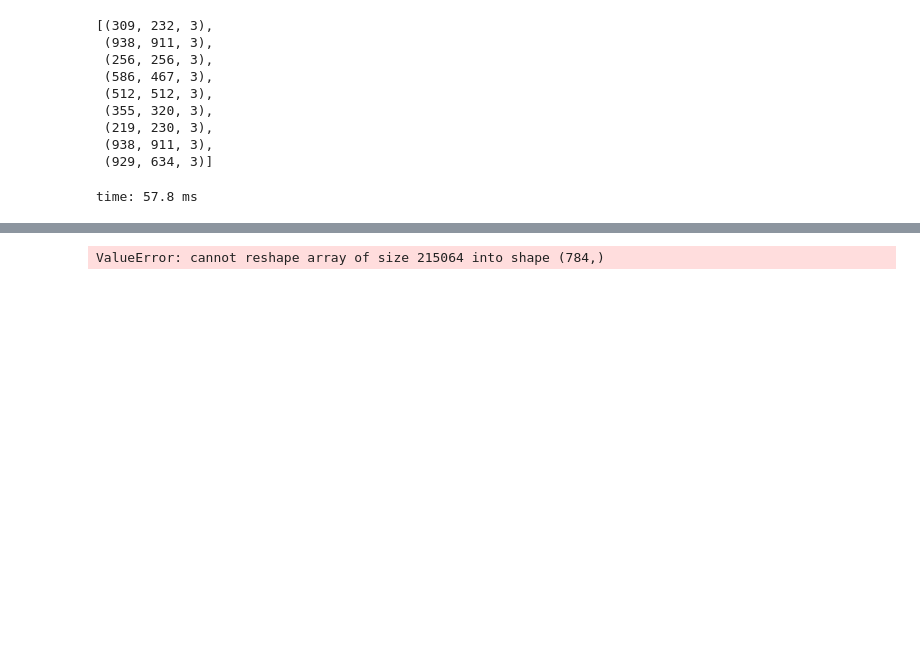
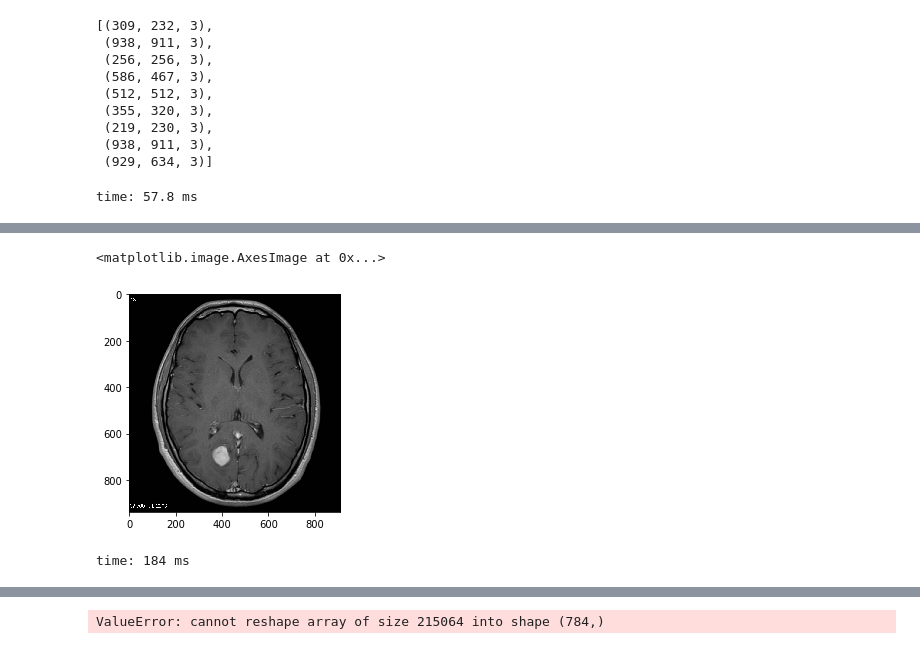
Before and after one commit to geickelb/dl_mri_project, a Jupyter notebook: notebooks/01-exploration.ipynb, the cells around one changed output, grey strips where cells are left out. Saved outputs shown, nothing was run; the diff lists cells and outputs as text; code cells hidden in the pictures; blank space fills up the shorter version.

```diff
--- a/notebooks/01-exploration.ipynb
+++ b/notebooks/01-exploration.ipynb
@@ -221,0 +286,6 @@ time: 57.8 ms
+# %%
+plt.imshow(img)
+# %% [output]
+<matplotlib.image.AxesImage at 0x...>
+[figure, added]
+time: 184 ms
```
Also changed, not shown: parts of 9 cells of this notebook.
